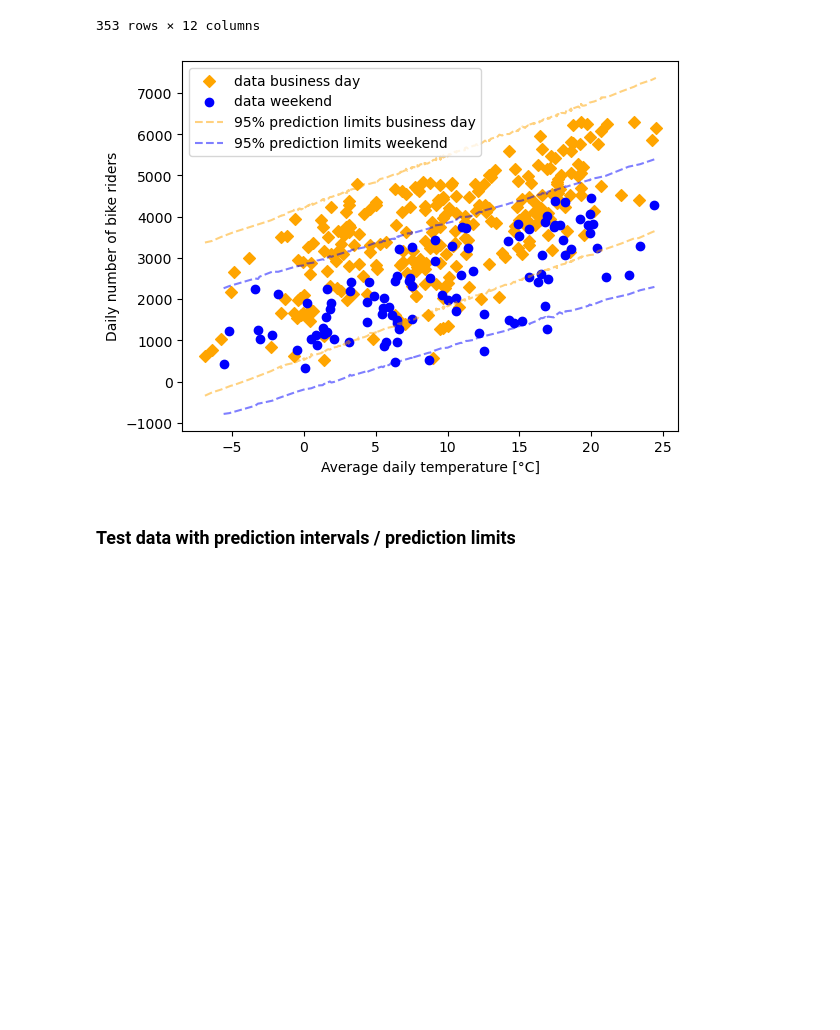
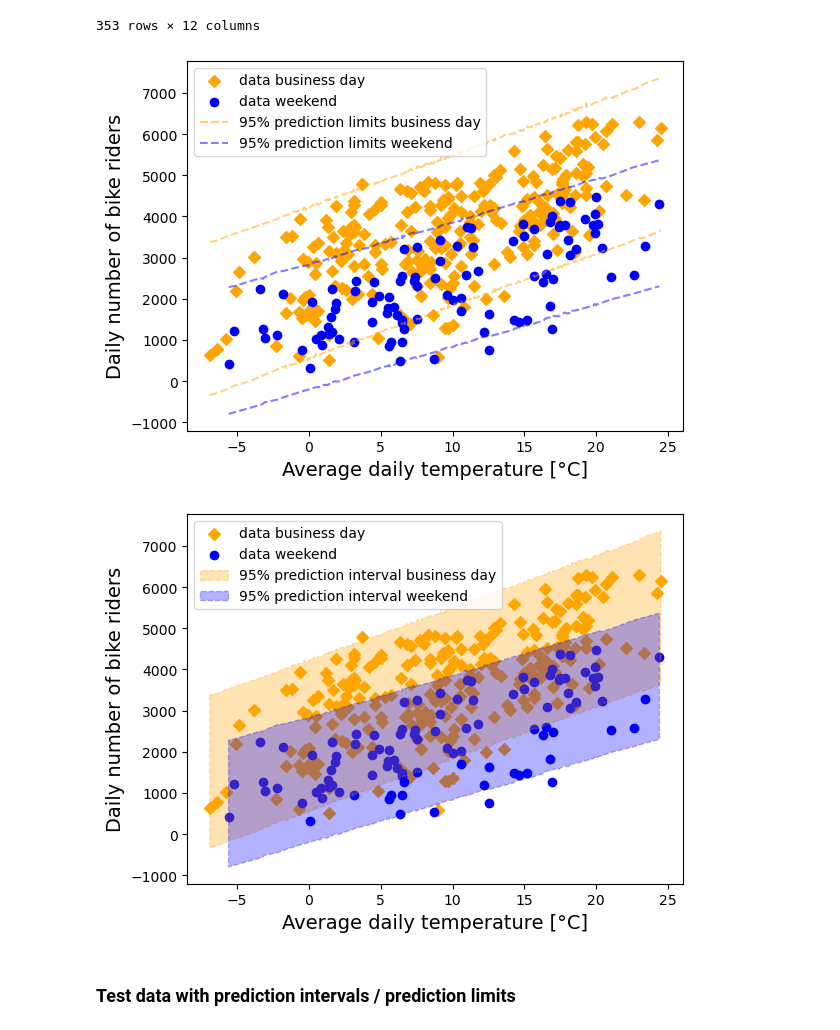
Before and after one commit to rfechner/DataLiteracy2022, a Jupyter notebook: project/plots/create_plots.ipynb, the cells around one changed output. Cells and saved outputs as stored; diff of their text form; code cells hidden in the pictures; blank space fills up the shorter version.

```diff
--- a/project/plots/create_plots.ipynb
+++ b/project/plots/create_plots.ipynb
@@ -37,8 +51,8 @@ def plot_data(data, ylabel='Daily number of bike riders', legend=True, **kwargs)
 # %% [markdown]
 ## Data with prediction intervals / prediction limits
 # %%
-# plot prediction intervals together with datapoints
-def plot_data_with_pred_intervals(dat, ylabel=None, plot_limits=False, export_filename=None, legend=False, legend_outside=False):
+# plot prediction intervals limits together with datapoints
+def plot_data_with_pred_limits(dat, ylabel=None, plot_limits=False, export_filename=None, legend=False, legend_outside=False):
     '''
     Plot prediction intervals together with datapoints.
 
@@ -138,6 +272,8 @@ training_data_with_prediction_intervals
 353 rows × 12 columns
 # %%
 # different visualizations of prediction intervals
-plot_data_with_pred_intervals(training_data_with_prediction_intervals, plot_limits=True, export_filename='training_data_with_prediction_intervals.pdf', legend=True)
+plot_data_with_pred_limits(training_data_with_prediction_intervals, plot_limits=True, export_filename='training_data_with_prediction_intervals.pdf', legend=True)
+plot_data_with_pred_intervals(training_data_with_prediction_intervals, export_filename='training_data_with_prediction_intervals.pdf', legend=True)
 # %% [output]
-[figure, old version]
+[figure, new version]
+[figure, added]
```
Also changed, not shown: parts of 21 cells of this notebook, 14 other files.
